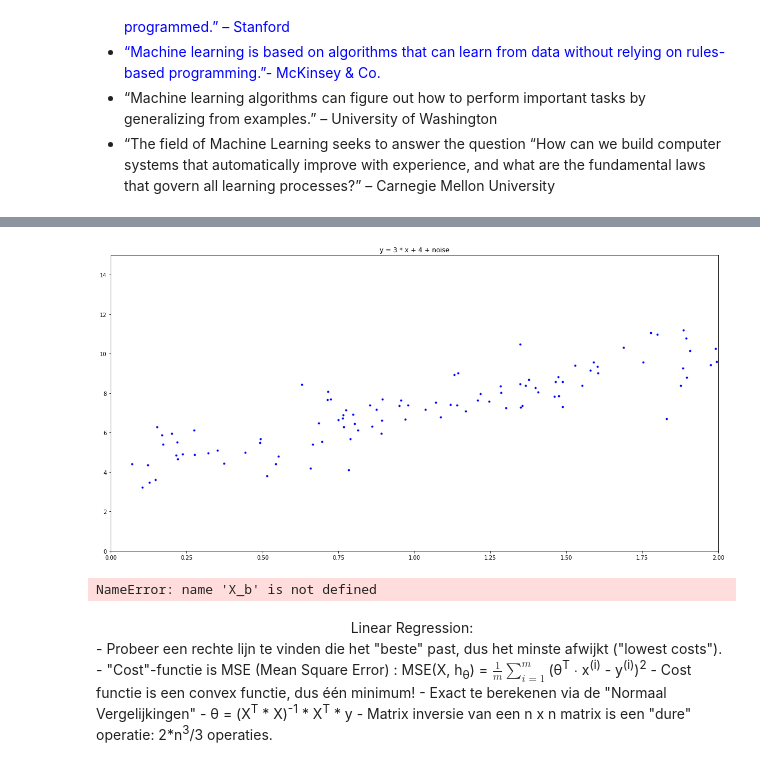
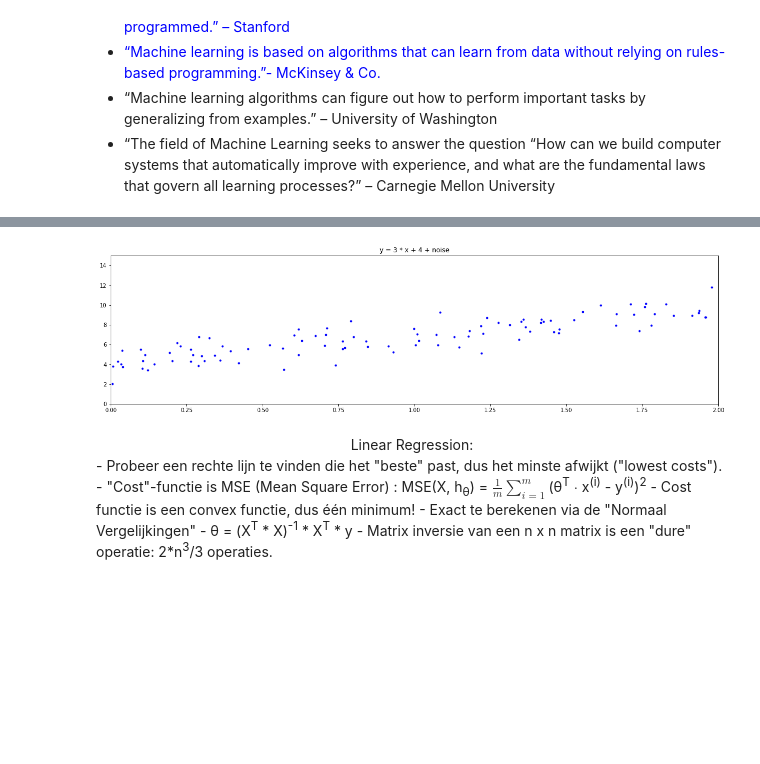
Before and after one commit to johankleuskens/Presentatie-ML-ANN-DL, a Jupyter notebook: ML-ANN-DL.ipynb, the cells around one changed output, grey strips where cells are left out. Drawn from its saved outputs; the diff is of its cells as text; code cells hidden in the pictures; blank space fills up the shorter version.

```diff
--- a/ML-ANN-DL.ipynb
+++ b/ML-ANN-DL.ipynb
@@ -19,39 +22,20 @@ https://www.techemergence.com/what-is-machine-learning/
 # %%
 import numpy as np
 import matplotlib
 import matplotlib.pyplot as plt
 from IPython.display import Image
-
-
-plt.rcParams["figure.figsize"] = (20,10)
+plt.rcParams["figure.figsize"] = (20,5)
 
 X = 2 * np.random.rand(100,1)
 y = 4 + 3 * X + np.random.randn(100,1)
 X_b = np.c_[np.ones((100 ,1)), X]
 
 plt.title('y = 3 * x + 4 + noise')
 plt.plot(X,y,"b.")
 plt.axis([0,2,0,15])
 plt.show()
 # %% [output]
-[figure, old version]
+[figure, new version]
-# %%
-#Calculate Normal Equation
-theta_norm = np.linalg.inv(X_b.T.dot(X_b)).dot(X_b.T).dot(y)
-print(str(theta_norm))
-
-#Make predictions
-X_new_norm = np.array([[0], [2]])
-X_new_norm_b = np.c_[np.ones((2,1)), X_new_norm]
-y_pred_norm = X_new_norm_b.dot(theta_norm)
-
-plt.title('Normal Equation')
-plt.plot(X,y,"b.")
-plt.plot(X_new_norm, y_pred_norm, "r-")
-plt.axis([0,2,0,15])
-plt.show()
-# %% [output]
-NameError: name 'X_b' is not defined
 # %% [markdown]
 <center><font size="+3">Linear Regression:</font></center></br>
 - Probeer een rechte lijn te vinden die het "beste" past, dus het minste afwijkt ("lowest costs").
```
Also changed, not shown: parts of 21 cells of this notebook, 7 other files.
